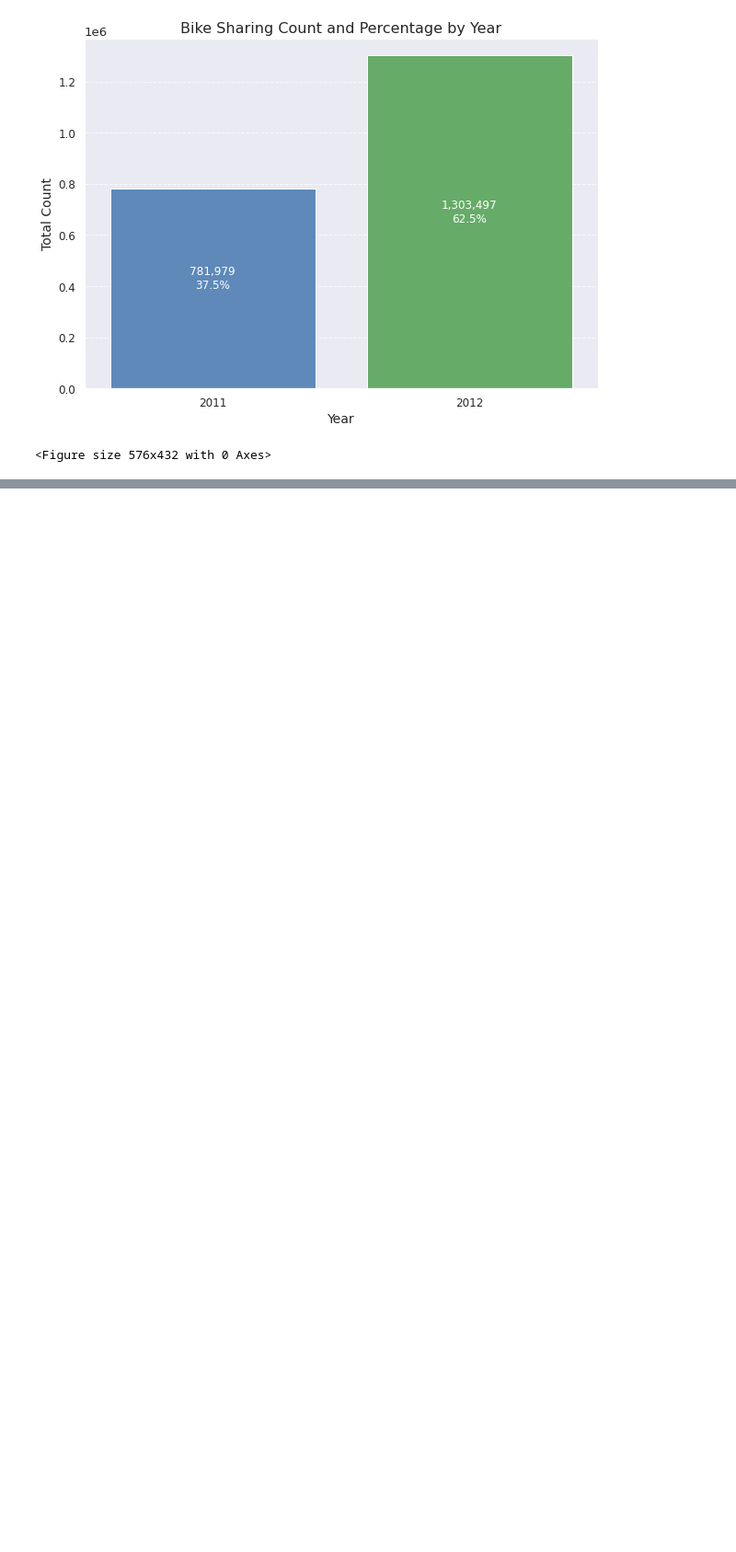
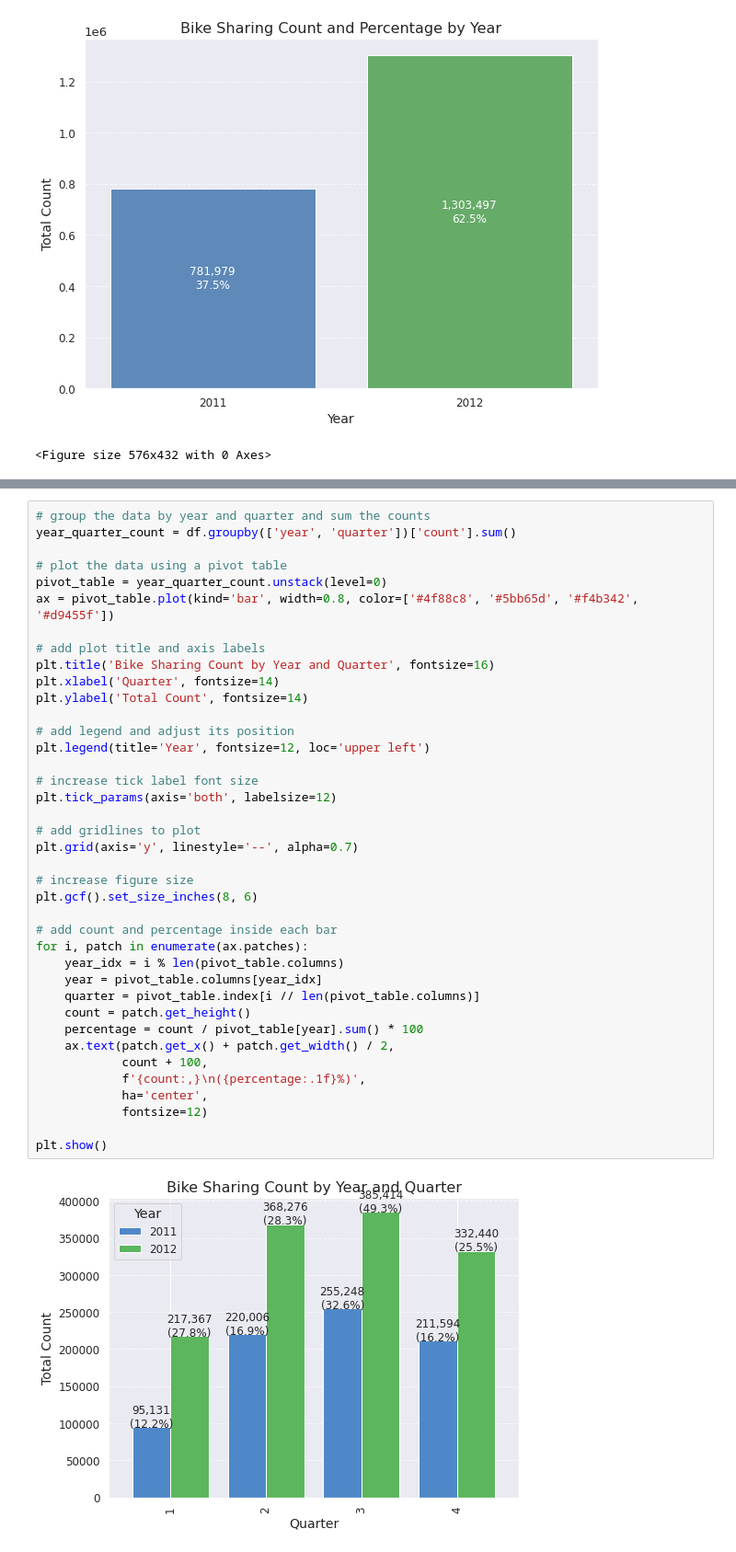
Before and after one commit to nguneonard/nguneonard, a Jupyter notebook: bike-sharing-demand.ipynb, the cells around one changed output, grey strips where cells are left out. Shown: that part at 92% size. Cells and saved outputs as stored; diff of their text form; blank space fills up the shorter version.

```diff
--- a/bike-sharing-demand.ipynb
+++ b/bike-sharing-demand.ipynb
@@ -230,0 +250,41 @@ plt.show()
+# %%
+# group the data by year and quarter and sum the counts
+year_quarter_count = df.groupby(['year', 'quarter'])['count'].sum()
+
+# plot the data using a pivot table
+pivot_table = year_quarter_count.unstack(level=0)
+ax = pivot_table.plot(kind='bar', width=0.8, color=['#4f88c8', '#5bb65d', '#f4b342', '#d9455f'])
+
+# add plot title and axis labels
+plt.title('Bike Sharing Count by Year and Quarter', fontsize=16)
+plt.xlabel('Quarter', fontsize=14)
+plt.ylabel('Total Count', fontsize=14)
+
+# add legend and adjust its position
+plt.legend(title='Year', fontsize=12, loc='upper left')
+
+# increase tick label font size
+plt.tick_params(axis='both', labelsize=12)
+
+# add gridlines to plot
+plt.grid(axis='y', linestyle='--', alpha=0.7)
+
+# increase figure size
+plt.gcf().set_size_inches(8, 6)
+
+# add count and percentage inside each bar
+for i, patch in enumerate(ax.patches):
+    year_idx = i % len(pivot_table.columns)
+    year = pivot_table.columns[year_idx]
+    quarter = pivot_table.index[i // len(pivot_table.columns)]
+    count = patch.get_height()
+    percentage = count / pivot_table[year].sum() * 100
+    ax.text(patch.get_x() + patch.get_width() / 2,
+            count + 100,
+            f'{count:,}\n({percentage:.1f}%)',
+            ha='center',
+            fontsize=12)
+
+plt.show()
+# %% [output]
+[figure, added]
```
Also changed, not shown: parts of 2 cells of this notebook.
